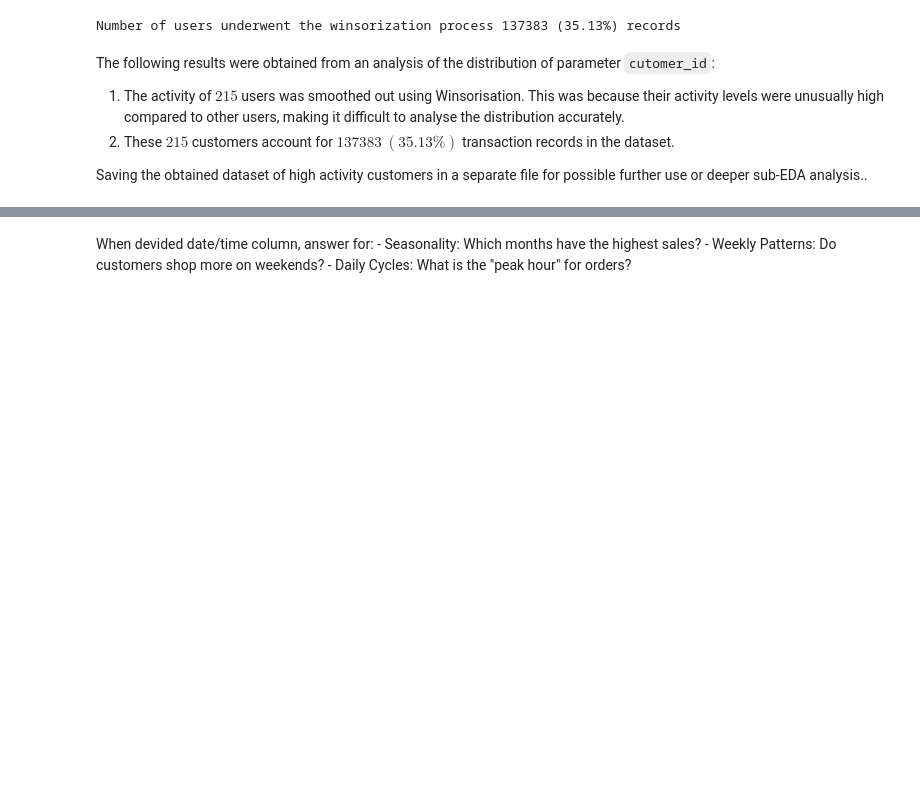
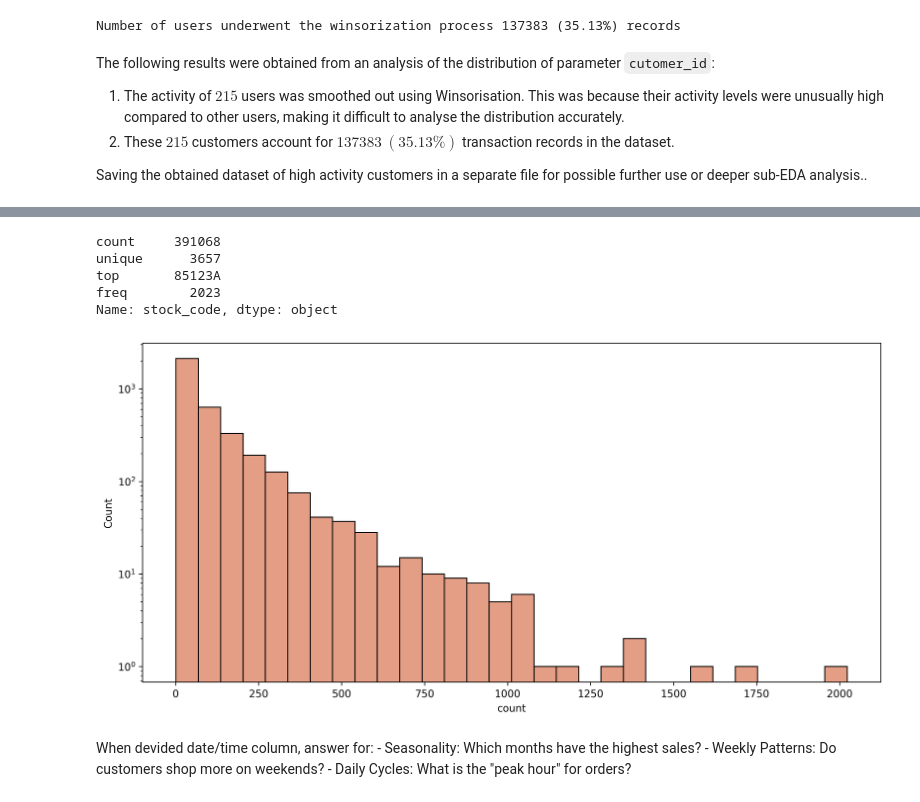
Before and after one commit to RV01011001/project_1-customer-segmentation, a Jupyter notebook: notebooks/03_exploratory_data_analysis.ipynb, the cells around one changed output, grey strips where cells are left out. Cells and saved outputs as stored; diff of their text form; code cells hidden in the pictures; blank space fills up the shorter version.

```diff
--- a/notebooks/03_exploratory_data_analysis.ipynb
+++ b/notebooks/03_exploratory_data_analysis.ipynb
@@ -368,0 +392,4 @@ custumer_winsored.to_csv(str(processed_data_directory_path) + "/e-commerce-data-
+# %%
+idx = pd.Index(df['stock_code'])
+stock_code_counts = idx.value_counts()
+stock_code_counts
@@ -369,3 +422,20 @@ custumer_winsored.to_csv(str(processed_data_directory_path) + "/e-commerce-data-
+# %%
+df['stock_code'].describe(include = 'object').T
+# %% [output]
+count     391068
+unique      3657
+top       85123A
+freq        2023
+Name: stock_code, dtype: object
+# %%
+fig, ax = plt.subplots(figsize = (13, 6), dpi = 300)
+
+#============ Plot 1 ==========
+sns.histplot(stock_code_counts, bins = 30, ax = ax, color = '#db7e5e', edgecolor = 'black', linewidth = 1)
+
+ax.set_yscale('log')
+# %% [output]
+[figure, added]
 # %% [markdown]
 When devided date/time column, answer for:
     - Seasonality: Which months have the highest sales?
```
Also changed, not shown: parts of 9 cells of this notebook, 1 other file.
